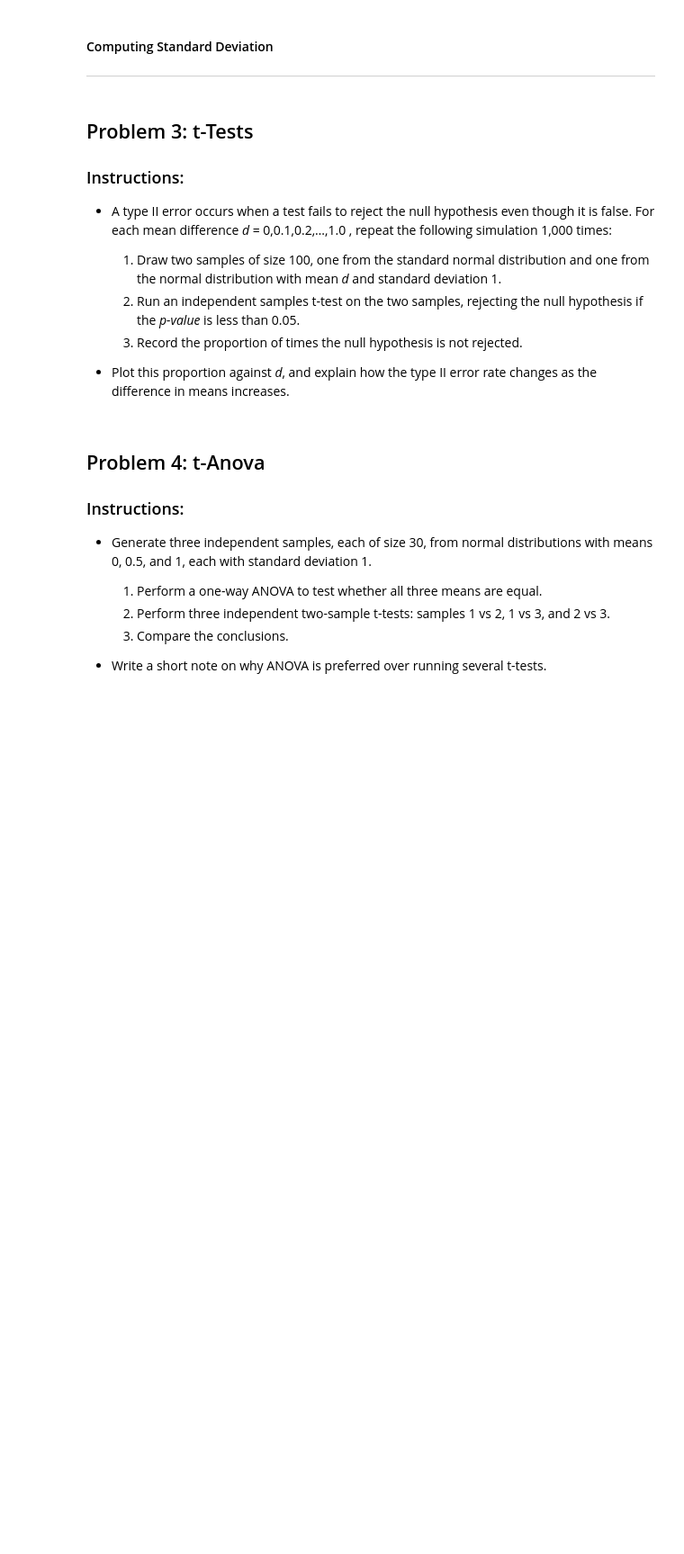
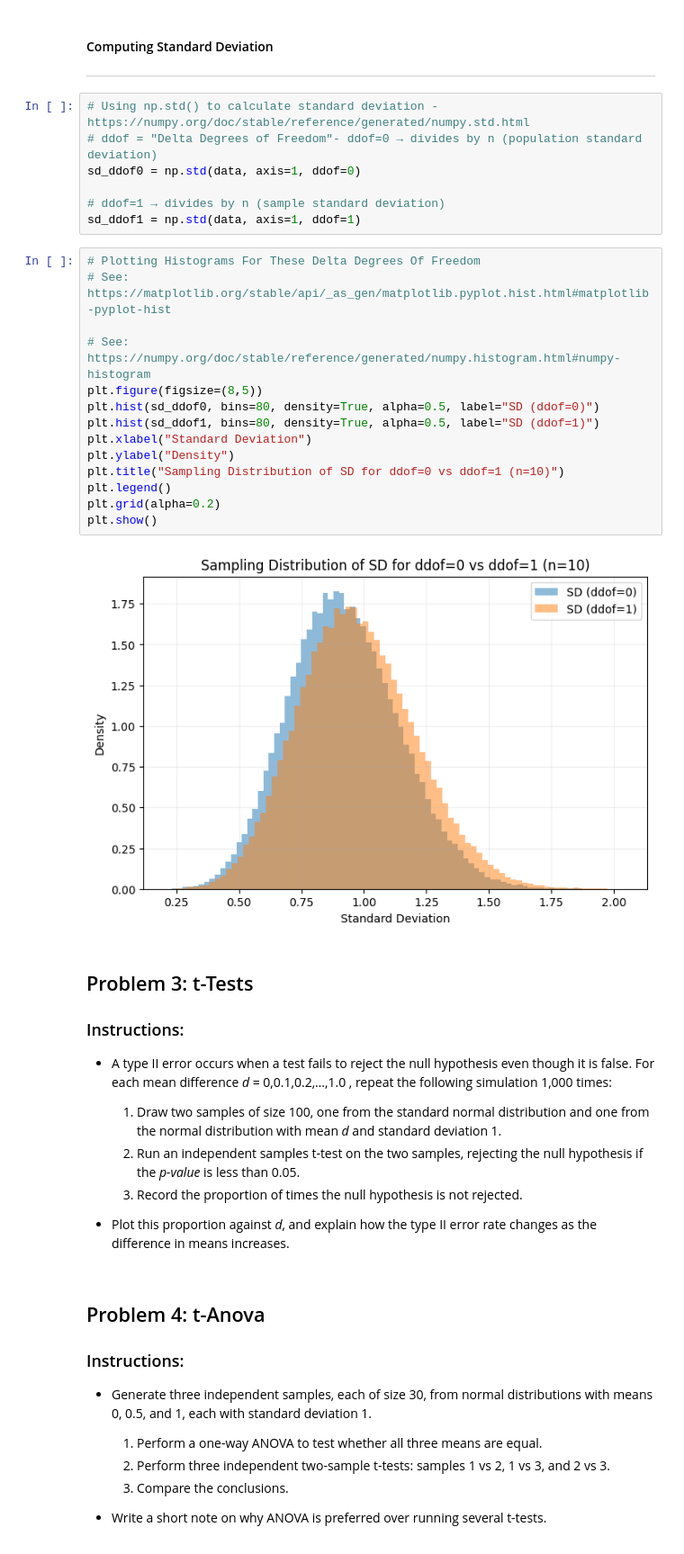
Before and after one commit to turps-pc90/AppliedStatisticsAssessment, a Jupyter notebook: problems.ipynb, the cells around one changed output. Shown at 90% size. Drawn from its saved outputs; the diff is of its cells as text; blank space fills up the shorter version.

Commit message:
Plotted both ddof = 0 and ddof=1. Analysis to follow

```diff
--- a/problems.ipynb
+++ b/problems.ipynb
@@ -249,6 +242,29 @@ ax.hist(means, edgecolor='black', density=True, bins=np.linspace(-0.9, 0.9, 50))
 # %% [markdown]
 #### Computing Standard Deviation
 ----------
+# %%
+# Using np.std() to calculate standard deviation - https://numpy.org/doc/stable/reference/generated/numpy.std.html
+# ddof = "Delta Degrees of Freedom"- ddof=0 → divides by n (population standard deviation)
+sd_ddof0 = np.std(data, axis=1, ddof=0)
+
+# ddof=1 → divides by n (sample standard deviation)
+sd_ddof1 = np.std(data, axis=1, ddof=1)
+# %%
+# Plotting Histograms For These Delta Degrees Of Freedom
+# See: https://matplotlib.org/stable/api/_as_gen/matplotlib.pyplot.hist.html#matplotlib-pyplot-hist
+
+# See: https://numpy.org/doc/stable/reference/generated/numpy.histogram.html#numpy-histogram
+plt.figure(figsize=(8,5))
+plt.hist(sd_ddof0, bins=80, density=True, alpha=0.5, label="SD (ddof=0)")
+plt.hist(sd_ddof1, bins=80, density=True, alpha=0.5, label="SD (ddof=1)")
+plt.xlabel("Standard Deviation")
+plt.ylabel("Density")
+plt.title("Sampling Distribution of SD for ddof=0 vs ddof=1 (n=10)")
+plt.legend()
+plt.grid(alpha=0.2)
+plt.show()
+# %% [output]
+[figure, added]
 # %% [markdown]
 ## Problem 3: t-Tests
 
```
Also changed, not shown: parts of 4 cells of this notebook.
